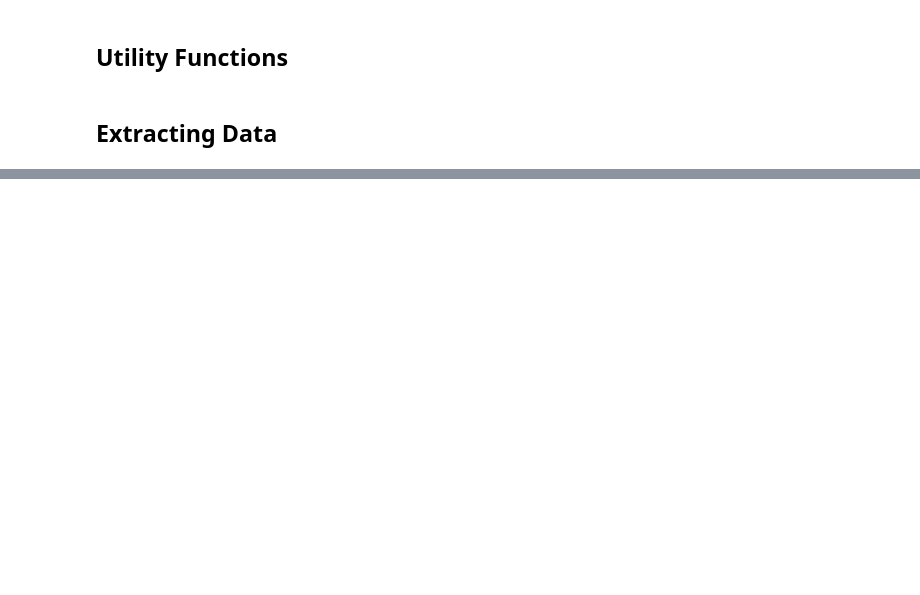
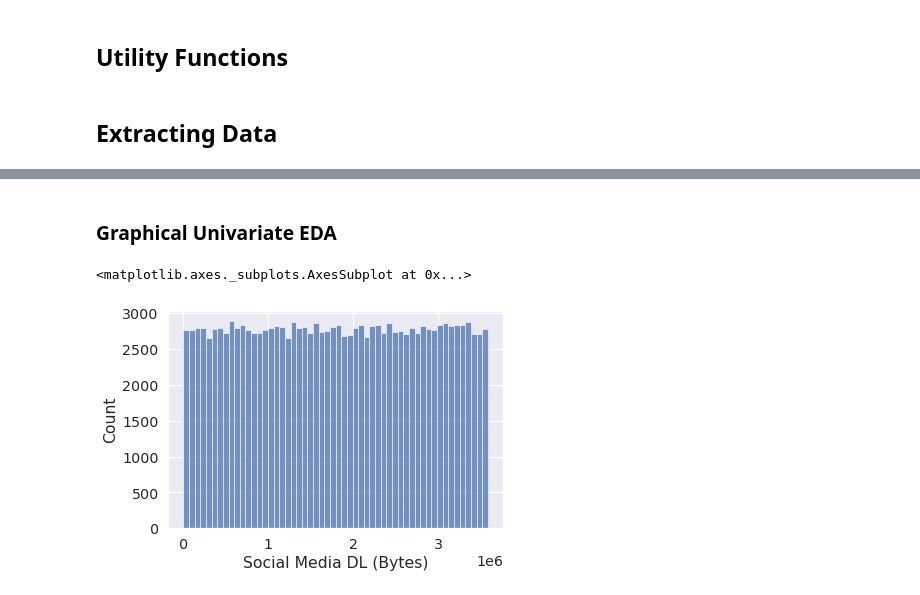
Before and after one commit to YasabnehT/Telecom_Data_Analysis, a Jupyter notebook: notebooks/UserOverviewAnalysis.ipynb, the cells around one changed output, grey strips where cells are left out. Saved outputs shown, nothing was run; the diff lists cells and outputs as text; code cells hidden in the pictures; blank space fills up the shorter version.

```diff
--- a/notebooks/UserOverviewAnalysis.ipynb
+++ b/notebooks/UserOverviewAnalysis.ipynb
@@ -1015,8 +977,8 @@ There are 3 columns that have missing values.
 # %%
-def map_readmitted(col):
-    readmitted_map = {'NO' : 'NO', '>30': 'YES', '<30': 'YES'}
-    return col.map(readmitted_map)
-
-db['fix_readmitted'] = map_readmitted(db['readmitted'])
+# def map_readmitted(col):
+#     readmitted_map = {'NO' : 'NO', '>30': 'YES', '<30': 'YES'}
+#     return col.map(readmitted_map)
+# #
+# db['fix_readmitted'] = map_readmitted(db['readmitted'])
 # %%
 # unique encounter id
@@ -1040,0 +994,4 @@ df.head()
+# %%
+columns = ['Social Media DL (Bytes)', 'Social Media UL (Bytes)',
+           'Google DL (Bytes)', 'Google UL (Bytes)','Total UL (Bytes)', 'Total DL (Bytes)']
+db[columns].mean()
@@ -1040,0 +1018,6 @@ df.head()
+# %%
+import seaborn as sns
+import matplotlib.pyplot as plt
+import numpy as np
+sns.set_style('darkgrid')
+sns.set(font_scale=1.3)
@@ -1040,0 +1098,7 @@ df.head()
+# %% [markdown]
+### Graphical Univariate EDA
+# %%
+sns.histplot(x=columns[0], data =db)
+# %% [output]
+<matplotlib.axes._subplots.AxesSubplot at 0x...>
+[figure, added]
```
Also changed, not shown: parts of 35 cells of this notebook, 1 other file.
